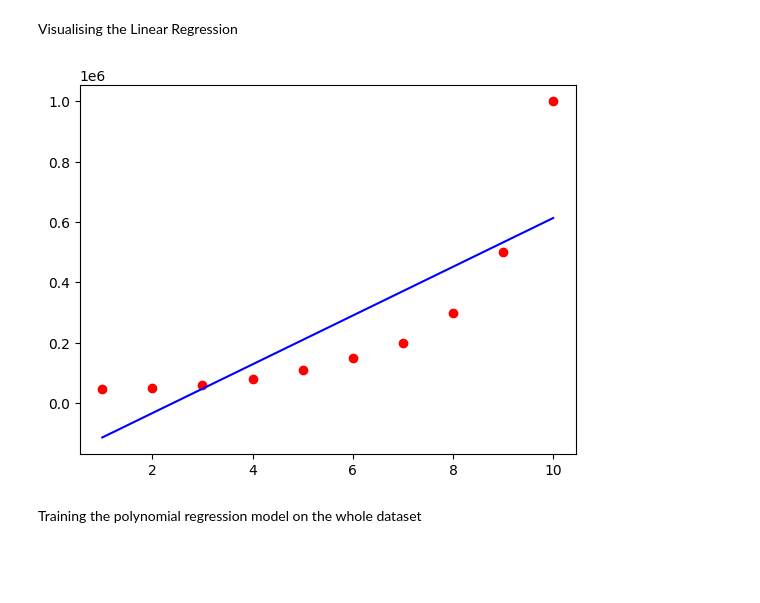
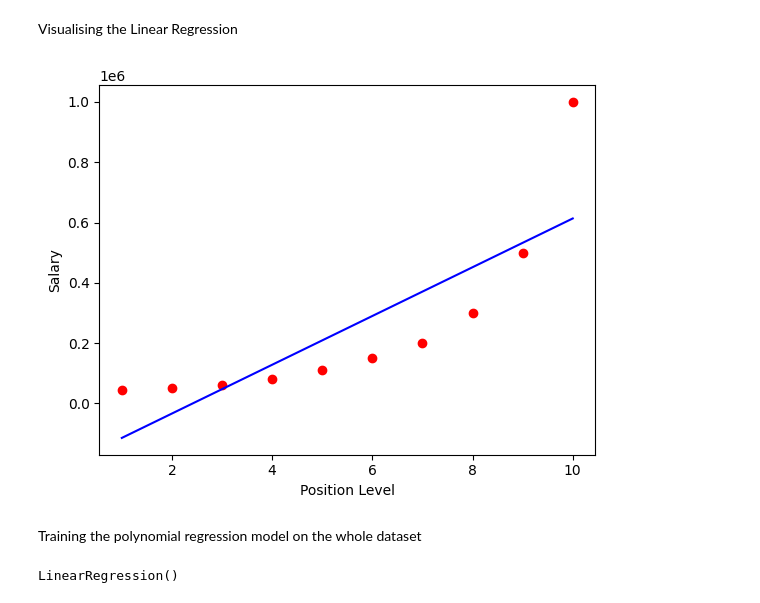
Before and after one commit to siro844/Machine_Learning, a Jupyter notebook: polynomial_linear_regression.ipynb, the cells around one changed output. Drawn from its saved outputs; the diff is of its cells as text; code cells hidden in the pictures; blank space fills up the shorter version.

```diff
--- a/polynomial_linear_regression.ipynb
+++ b/polynomial_linear_regression.ipynb
@@ -21,8 +21,18 @@ Visualising the Linear Regression
 # %%
 plt.scatter(X,y,color='red')
 plt.plot(X,regressor.predict(X),color='blue')
+plt.xlabel('Position Level')
+plt.ylabel('Salary')
 plt.show()
 # %% [output]
-[figure, old version]
+[figure, new version]
 # %% [markdown]
 Training the polynomial regression model on the whole dataset
+# %%
+from sklearn.preprocessing import PolynomialFeatures
+poly_reg=PolynomialFeatures(degree=4)
+X_poly=poly_reg.fit_transform(X)
+poly_regressor=LinearRegression()
+poly_regressor.fit(X_poly,y)
+# %% [output]
+LinearRegression()
```
Also changed, not shown: parts of 6 cells of this notebook.
